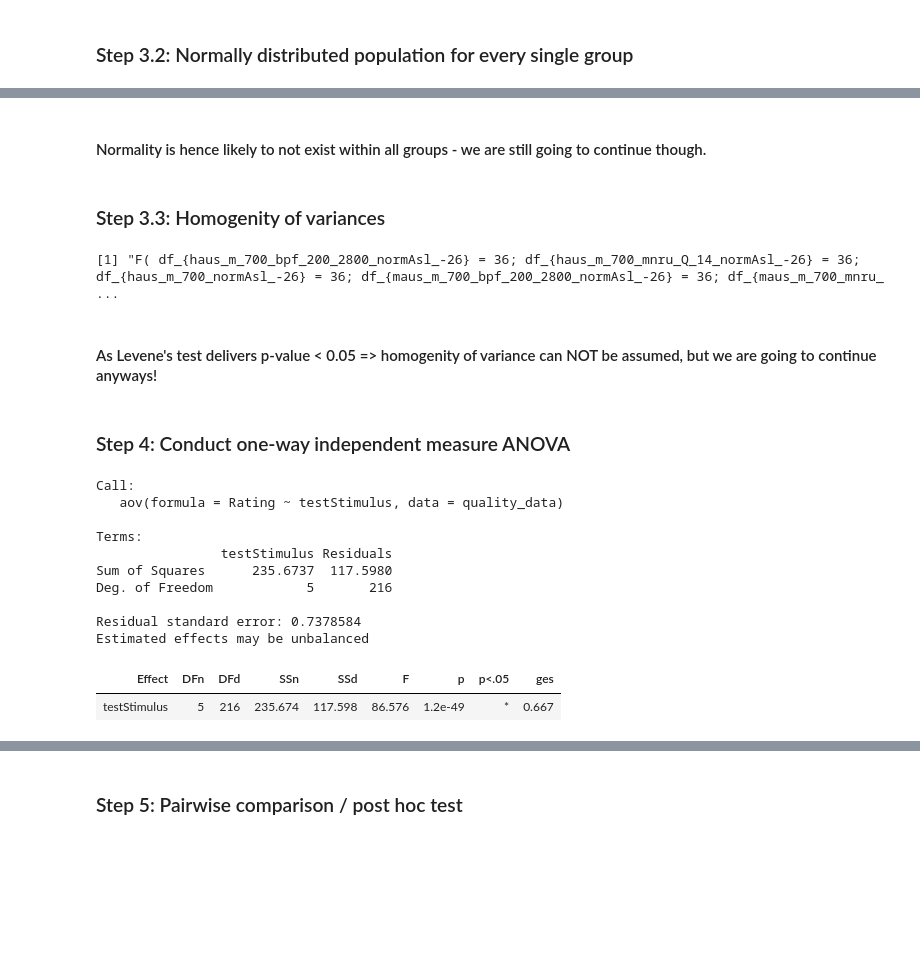
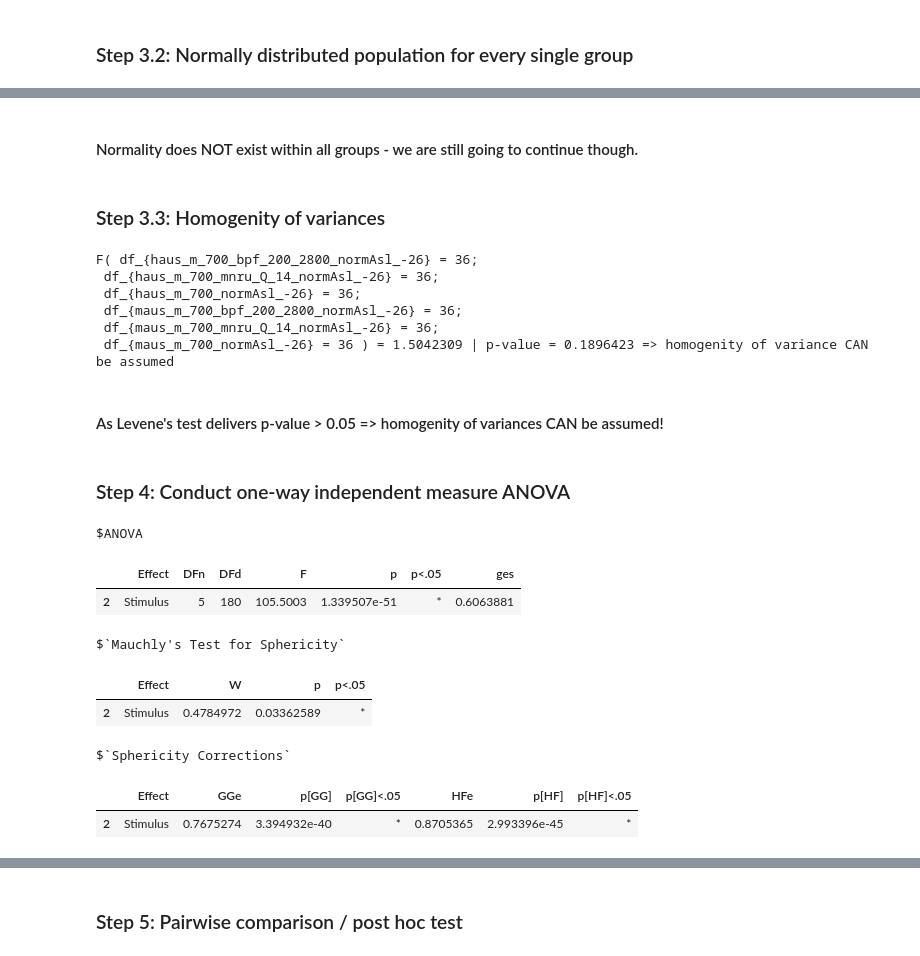
Before and after one commit to babaknaderi/stat, a Jupyter notebook: W8 ANOVA/groupb_r/No2.ipynb, the cells around one changed output, grey strips where cells are left out. Saved outputs shown, nothing was run; the diff lists cells and outputs as text; code cells hidden in the pictures; blank space fills up the shorter version.

```diff
--- a/W8 ANOVA/groupb_r/No2.ipynb
+++ b/W8 ANOVA/groupb_r/No2.ipynb
@@ -35,20 +35,13 @@ use_ratings_mean <- TRUE
 # %%
-# read in data sets
+# read in data set
 get_quality_data <- function() {
     quality_data <- read.csv("datasets/DB03_speech_quality_repetition_dataset.csv")
     # use mean here as indicator of given rating per participant
-    if(use_ratings_mean) {
-        quality_data <- quality_data %>%
-                        rename(Rating = rating) %>%
-                        select(subjectCode, testStimulus, Rating, repetition) %>%
-                        group_by(testStimulus, subjectCode) %>%
-                        summarize(Rating = mean(Rating)) %>%
-                        select(testStimulus, Rating)
-    } else {
-        quality_data <- quality_data %>%
-                        rename(Rating = rating) %>%
-                        select(subjectCode, testStimulus, Rating)
-    }
+    quality_data <- quality_data %>%
+                        filter(repetition == 1) %>%
+                        rename(Subject = subjectCode, Stimulus = testStimulus, Rating = rating) %>%
+                        select(Subject, Stimulus, Rating) %>%
+                        arrange(Subject, Stimulus)
 
     quality_data
 }
@@ -169,22 +149,22 @@ Warning message in ks.test(data[["Rating"]], "pnorm", mean = mean(data[["Rating"
 # %% [markdown]
-#### Normality is hence likely to not exist within all groups - we are still going to continue though.
+#### Normality does NOT exist within all groups - we are still going to continue though.
 # %% [markdown]
 ### Step 3.3: Homogenity of variances
 # %%
 # Check for homogenity of groups' VQ ratings
 get_levene_test_results <- function() {
 
-    test_results <- leveneTest(Rating ~ testStimulus, data = quality_data, center = mean)
+    test_results <- leveneTest(Rating ~ Stimulus, data = quality_data, center = mean)
     test_results
 
-    stimuli <- (quality_data %>% distinct(testStimulus))[['testStimulus']]
+    stimuli <- (quality_data %>% distinct(Stimulus))[['Stimulus']]
     result <- 'F('
     for (stimulus in stimuli) {
-        df <- (quality_data %>% dplyr::filter(testStimulus == stimulus) %>%
+        df <- (quality_data %>% dplyr::filter(Stimulus == stimulus) %>%
                mutate(df = n() - 1))[1,][['df']]
-        result <- paste0(result, ' df_{', stimulus, '} = ', df, ';')
+        result <- paste0(result, ' df_{', stimulus, '} = ', df, ';\n')
     }
-    result <- paste0(result, ' ) = ',
+    result <- paste0(substr(result,1,nchar(result)-2), ' ) = ',
                      round(test_results[1,2], digits=7),
                 ' | p-value = ',
                 round(test_results[1,3], digits=7))
@@ -195,33 +175,39 @@ get_levene_test_results <- function() {
         result <- paste0(result, ' => homogenity of variance CANNOT be assumed')
     }
 
-    result
+    # print
+    cat(result)
 }
 
 get_levene_test_results()
 # %% [output]
-[1] "F( df_{haus_m_700_bpf_200_2800_normAsl_-26} = 36; df_{haus_m_700_mnru_Q_14_normAsl_-26} = 36; df_{haus_m_700_normAsl_-26} = 36; df_{maus_m_700_bpf_200_2800_normAsl_-26} = 36; df_{maus_m_700_mnru_ ...
+F( df_{haus_m_700_bpf_200_2800_normAsl_-26} = 36;
+ df_{haus_m_700_mnru_Q_14_normAsl_-26} = 36;
+ df_{haus_m_700_normAsl_-26} = 36;
+ df_{maus_m_700_bpf_200_2800_normAsl_-26} = 36;
+ df_{maus_m_700_mnru_Q_14_normAsl_-26} = 36;
+ df_{maus_m_700_normAsl_-26} = 36 ) = 1.5042309 | p-value = 0.1896423 => homogenity of variance CAN be assumed
 # %% [markdown]
-#### As Levene's test delivers p-value < 0.05 => homogenity of variance can NOT be assumed, but we are going to continue anyways!
+#### As Levene's test delivers p-value > 0.05 => homogenity of variances CAN be assumed!
 # %% [markdown]
 ### Step 4: Conduct one-way independent measure ANOVA
 # %%
 # conduct one-way independent measure ANOVA
-anova_res <- aov(Rating ~ testStimulus, data = quality_data)
+anova_res = ezANOVA(
+    data = quality_data,
+    dv = .(Rating),
+    wid = .(Subject),
+    within = .(Stimulus)
+)
+
 anova_res
-
-anova_summarized <- anova_summary(anova_res, detailed = TRUE)
-anova_summarized
 # %% [output]
-Call:
-   aov(formula = Rating ~ testStimulus, data = quality_data)
-
-Terms:
-                testStimulus Residuals
-Sum of Squares      235.6737  117.5980
-Deg. of Freedom            5       216
-
-Residual standard error: 0.7378584
-Estimated effects may be unbalanced
+$ANOVA
-| Effect | DFn | DFd | SSn | SSd | F | p | p<.05 | ges |
-| testStimulus | 5 | 216 | 235.674 | 117.598 | 86.576 | 1.2e-49 | * | 0.667 |
+|  | Effect | DFn | DFd | F | p | p<.05 | ges |
+| 2 | Stimulus | 5 | 180 | 105.5003 | 1.339507e-51 | * | 0.6063881 |
+$`Mauchly's Test for Sphericity`
+|  | Effect | W | p | p<.05 |
+| 2 | Stimulus | 0.4784972 | 0.03362589 | * |
+$`Sphericity Corrections`
+|  | Effect | GGe | p[GG] | p[GG]<.05 | HFe | p[HF] | p[HF]<.05 |
+| 2 | Stimulus | 0.7675274 | 3.394932e-40 | * | 0.8705365 | 2.993396e-45 | * |
```
Also changed, not shown: parts of 16 cells of this notebook, 3 other files.
